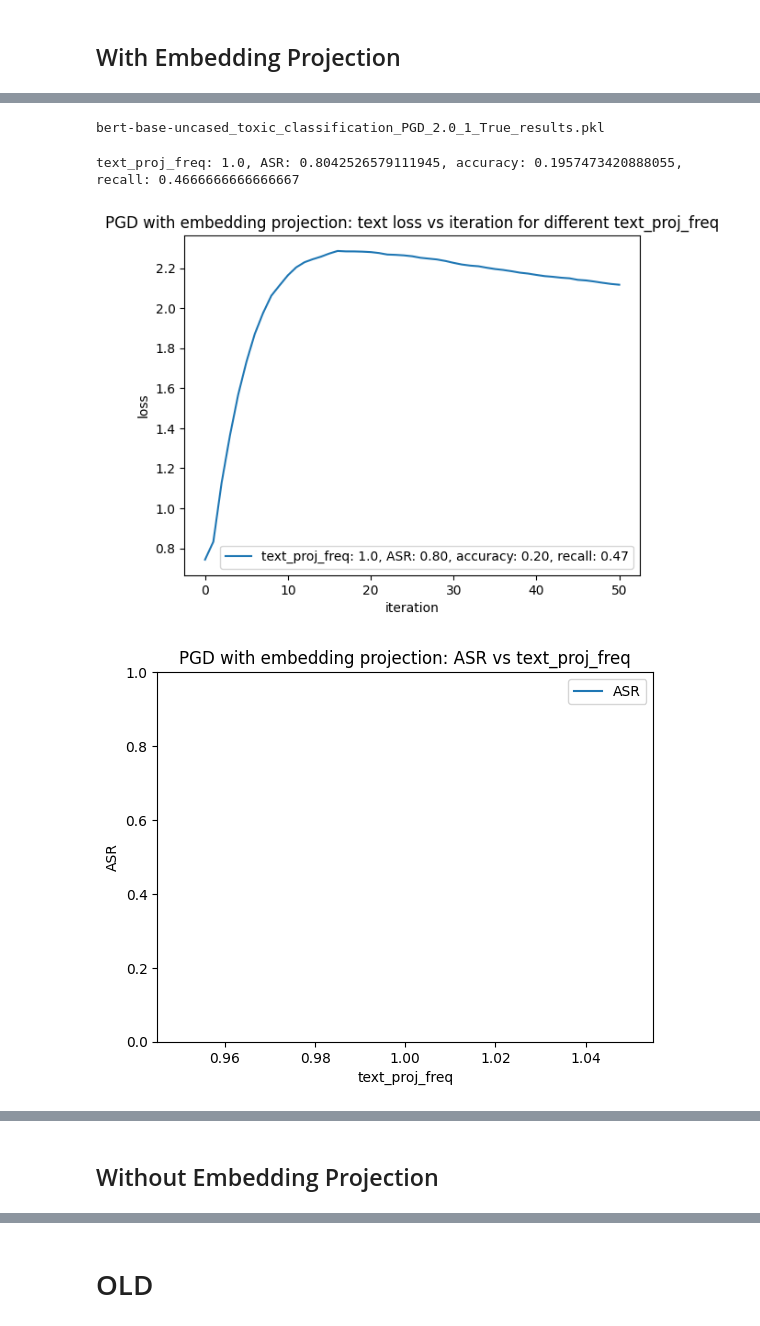
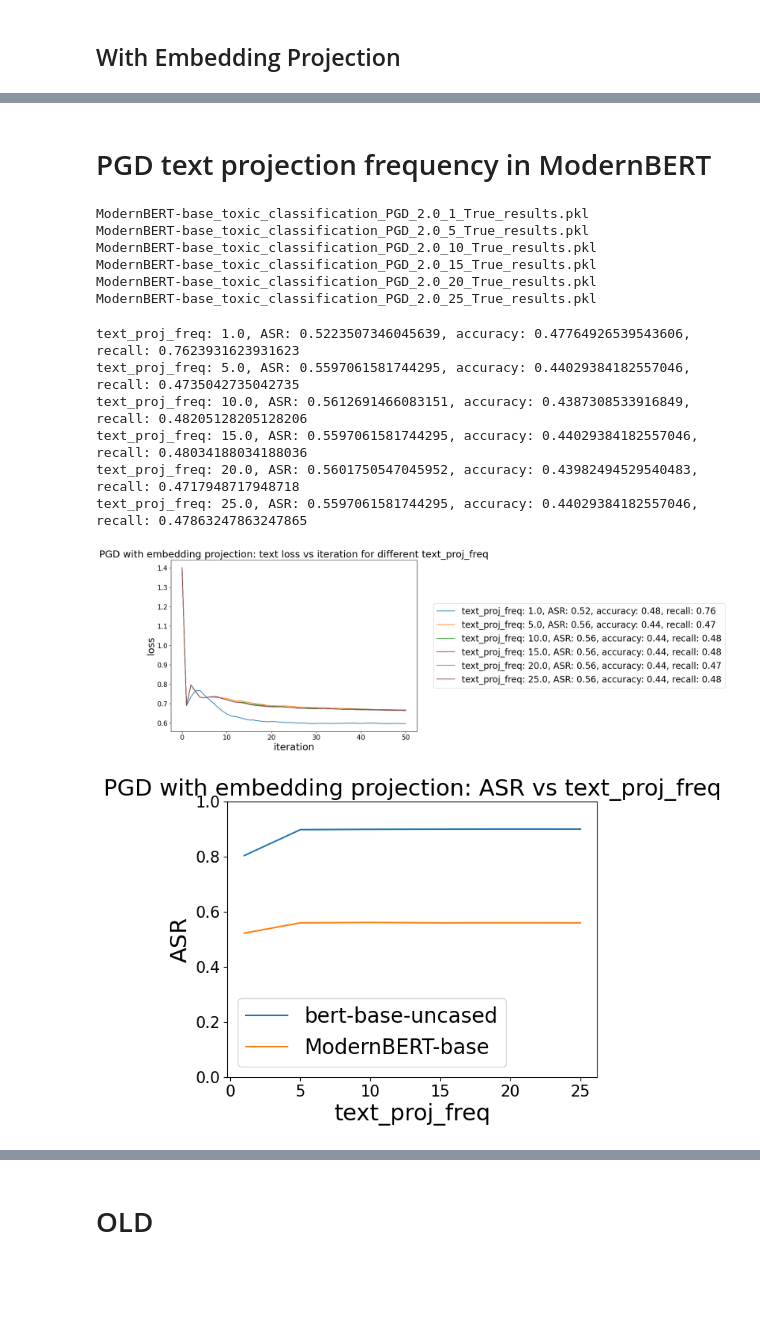
Before and after one commit to xOmer12/adv_attacks_text_classification, a Jupyter notebook: visualizations.ipynb, the cells around one changed output, grey strips where cells are left out. Saved outputs shown, nothing was run; the diff lists cells and outputs as text; code cells hidden in the pictures; blank space fills up the shorter version.

```diff
--- a/visualizations.ipynb
+++ b/visualizations.ipynb
@@ -14,7 +31,7 @@ thresh = 0.5
 FGSM_results = []
 FGSM_results_files = []
 for result_file in result_files:
-    if 'FGSM' in result_file:
+    if 'FGSM' in result_file and 'bert-base-uncased' in result_file:
         with open(results_path + result_file, 'rb') as f:
             FGSM_results.append(pickle.load(f))
             FGSM_results_files.append(result_file)
@@ -88,5 +200,8 @@ for result_file in result_files:
 # %%
 alpha_ablation_dict = {}
+best_PGD_wo_emb_proj_ASR = 0
+# make the plot long horizontally
+plt.figure(figsize=(10, 7))
 for result, result_file in zip(PGD_results, PGD_results_files):
     alpha = float(result_file.split('_')[4])
     result_raw_metrics = [result[r] for r in result]
@@ -99,6 +214,9 @@ for result, result_file in zip(PGD_results, PGD_results_files):
     accuracy = accuracy_score(true_labels, predicted_labels)
     recall = recall_score(true_labels, predicted_labels)
     alpha_ablation_dict[alpha] = {'ASR': ASR, 'accuracy': accuracy, 'recall': recall}
+
+    if ASR > best_PGD_wo_emb_proj_ASR:
+        best_PGD_wo_emb_proj_ASR = ASR
 
     print(f'alpha: {alpha}, ASR: {ASR}, accuracy: {accuracy}, recall: {recall}')
 
@@ -114,7 +232,8 @@ PGD_best_results = PGD_results[-1]
 plt.xlabel('iteration')
 plt.ylabel('loss')
 plt.title('PGD: text loss vs iteration for different alphas')
-plt.legend()
+# put legend outside of plot on the right
+plt.legend(loc='center left', bbox_to_anchor=(1.05, 0.5))
 plt.show()
 
 alpha_ablation_dict = dict(sorted(alpha_ablation_dict.items()))
@@ -203,19 +490,36 @@ Perturbed Pred: 0.3481177091598511
+# %% [markdown]
+# PGD text projection frequency in ModernBERT
 # %%
 # load pickled results
 PGD_freq_emb_results = []
 PGD_freq_emb_results_files = []
+text_proj_freqs = []
 for result_file in result_files:
     splitted = result_file.split('_')
     # for now, to filter other proceeding experiments from here
-    if 'PGD' in result_file and len(splitted) == 8 and splitted[6] == "True":
+    if 'PGD' in result_file and len(splitted) == 8 and splitted[6] == "True" and 'ModernBERT' in result_file:
         print(result_file)
         with open(results_path + result_file, 'rb') as f:
             PGD_freq_emb_results.append(pickle.load(f))
             PGD_freq_emb_results_files.append(result_file)
+            text_proj_freq = float(splitted[5])
+            text_proj_freqs.append(text_proj_freq)
+
+# sort results and files by text_proj_freqs in ascending order
+PGD_freq_emb_results = [result for _, result in sorted(zip(text_proj_freqs, PGD_freq_emb_results))]
+PGD_freq_emb_results_files = [result_file for _, result_file in sorted(zip(text_proj_freqs, PGD_freq_emb_results_files))]
+text_proj_freqs = sorted(text_proj_freqs)
 # %% [output]
-bert-base-uncased_toxic_classification_PGD_2.0_1_True_results.pkl
+ModernBERT-base_toxic_classification_PGD_2.0_1_True_results.pkl
+ModernBERT-base_toxic_classification_PGD_2.0_5_True_results.pkl
+ModernBERT-base_toxic_classification_PGD_2.0_10_True_results.pkl
+ModernBERT-base_toxic_classification_PGD_2.0_15_True_results.pkl
+ModernBERT-base_toxic_classification_PGD_2.0_20_True_results.pkl
+ModernBERT-base_toxic_classification_PGD_2.0_25_True_results.pkl
 # %%
 proj_ablation_dict = {}
+# make the plot long horizontally
+plt.figure(figsize=(10, 7))
 for result, result_file in zip(PGD_freq_emb_results, PGD_freq_emb_results_files):
     text_proj_freq = float(result_file.split('_')[5])
     result_raw_metrics = [result[r] for r in result]
@@ -227,8 +531,8 @@ for result, result_file in zip(PGD_freq_emb_results, PGD_freq_emb_results_files)
     ASR = np.mean(l_loss)
     accuracy = accuracy_score(true_labels, predicted_labels)
     recall = recall_score(true_labels, predicted_labels)
+
     proj_ablation_dict[text_proj_freq] = {'ASR': ASR, 'accuracy': accuracy, 'recall': recall}
-
     print(f'text_proj_freq: {text_proj_freq}, ASR: {ASR}, accuracy: {accuracy}, recall: {recall}')
 
     try:
@@ -242,42 +546,51 @@ for result, result_file in zip(PGD_freq_emb_results, PGD_freq_emb_results_files)
 plt.xlabel('iteration')
 plt.ylabel('loss')
 plt.title('PGD with embedding projection: text loss vs iteration for different text_proj_freq')
-plt.legend()
+# put legend outside of plot on the right
+plt.legend(loc='center left', bbox_to_anchor=(1.05, 0.5))
 plt.show()
 
 proj_ablation_dict = dict(sorted(proj_ablation_dict.items()))
 text_proj_freqs = list(proj_ablation_dict.keys())
-ASRs = [proj_ablation_dict[a]['ASR'] for a in text_proj_freqs]
-accuracies = [proj_ablation_dict[a]['accuracy'] for a in text_proj_freqs]
-recalls = [proj_ablation_dict[a]['recall'] for a in text_proj_freqs]
+modernBERT_ASRs = [proj_ablation_dict[a]['ASR'] for a in text_proj_freqs]
+modernBERT_accuracies = [proj_ablation_dict[a]['accuracy'] for a in text_proj_freqs]
+modernBERT_recalls = [proj_ablation_dict[a]['recall'] for a in text_proj_freqs]
 
 # plot ASR
-plt.plot(text_proj_freqs, ASRs, label='ASR')
+plt.plot(text_proj_freqs, ASRs[:len(modernBERT_ASRs)], label='bert-base-uncased')
+plt.plot(text_proj_freqs, modernBERT_ASRs, label='ModernBERT-base')
 plt.xlabel('text_proj_freq')
 plt.ylabel('ASR')
 plt.ylim(0, 1)
 plt.title('PGD with embedding projection: ASR vs text_proj_freq')
 plt.legend()
 plt.show()
 
 # plot accuracy
-plt.plot(text_proj_freqs, accuracies, label='accuracy')
+plt.plot(text_proj_freqs, accuracies[:len(modernBERT_accuracies)], label='bert-base-uncased')
+plt.plot(text_proj_freqs, modernBERT_accuracies, label='ModernBERT-base')
 plt.xlabel('text_proj_freq')
 plt.ylabel('accuracy')
 plt.ylim(0, 1)
 plt.title('PGD with embedding projection: accuracy vs text_proj_freq')
 plt.legend()
 plt.show()
 
 # plot recall
-plt.plot(text_proj_freqs, recalls, label='recall')
+plt.plot(text_proj_freqs, recalls[:len(modernBERT_recalls)], label='bert-base-uncased')
+plt.plot(text_proj_freqs, modernBERT_recalls, label='ModernBERT-base')
 plt.xlabel('text_proj_freq')
 plt.ylabel('recall')
 plt.ylim(0, 1)
 plt.title('PGD with embedding projection: recall vs text_proj_freq')
 plt.legend()
 plt.show()
 # %% [output]
-text_proj_freq: 1.0, ASR: 0.8042526579111945, accuracy: 0.1957473420888055, recall: 0.4666666666666667
+text_proj_freq: 1.0, ASR: 0.5223507346045639, accuracy: 0.47764926539543606, recall: 0.7623931623931623
+text_proj_freq: 5.0, ASR: 0.5597061581744295, accuracy: 0.44029384182557046, recall: 0.4735042735042735
+text_proj_freq: 10.0, ASR: 0.5612691466083151, accuracy: 0.4387308533916849, recall: 0.48205128205128206
+text_proj_freq: 15.0, ASR: 0.5597061581744295, accuracy: 0.44029384182557046, recall: 0.48034188034188036
+text_proj_freq: 20.0, ASR: 0.5601750547045952, accuracy: 0.43982494529540483, recall: 0.4717948717948718
+text_proj_freq: 25.0, ASR: 0.5597061581744295, accuracy: 0.44029384182557046, recall: 0.47863247863247865
-[figure, old version]
+[figure, new version]
-[figure, old version]
+[figure, new version]
@@ -286,2 +598,0 @@ text_proj_freq: 1.0, ASR: 0.8042526579111945, accuracy: 0.1957473420888055, reca
-# %% [markdown]
-## Without Embedding Projection
```
Also changed, not shown: parts of 25 cells of this notebook, 5 other files.
